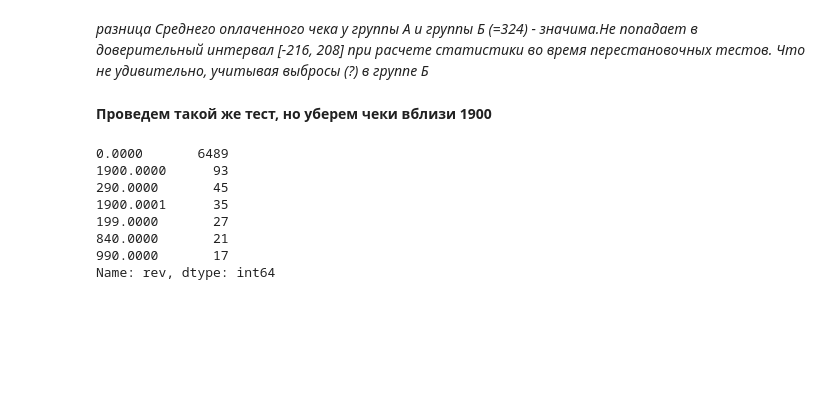
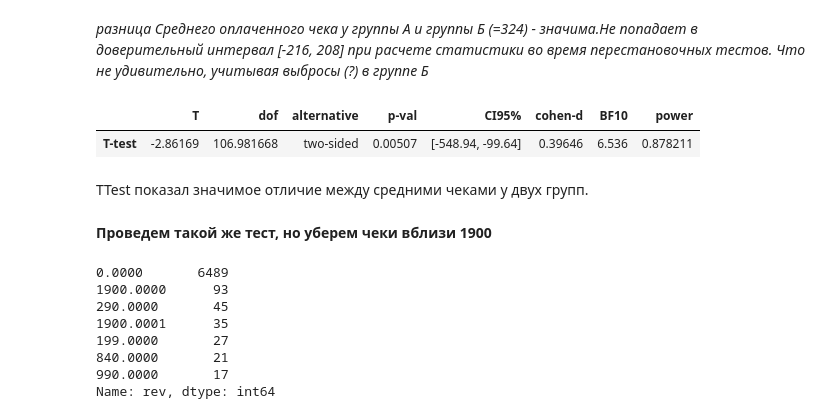
Before and after one commit to AndyVorzkla/karpovFinal, a Jupyter notebook: Project.ipynb, the cells around one changed output. Saved outputs shown, nothing was run; the diff lists cells and outputs as text; code cells hidden in the pictures; blank space fills up the shorter version.

```diff
--- a/Project.ipynb
+++ b/Project.ipynb
@@ -380,5 +385,12 @@ plt.axvline(diff_check_active, 1, 0, color='red')
 # %% [markdown]
 *разница Среднего оплаченного чека у группы А и группы Б (=324) - значима.Не попадает в доверительный интервал [-216, 208] при расчете статистики во время перестановочных тестов. Что не удивительно, учитывая выбросы (?) в группе Б*
+# %%
+pg.ttest(active_a.query('rev > 0').rev, active_b.query('rev > 0').rev)
+# %% [output]
+|  | T | dof | alternative | p-val | CI95% | cohen-d | BF10 | power |
+| T-test | -2.86169 | 106.981668 | two-sided | 0.00507 | [-548.94, -99.64] | 0.39646 | 6.536 | 0.878211 |
+# %% [markdown]
+TTest показал значимое отличие между средними чеками у двух групп.
 # %% [markdown]
 **Проведем такой же тест, но уберем чеки вблизи 1900**
 # %%
```
Also changed, not shown: parts of 20 cells of this notebook.
